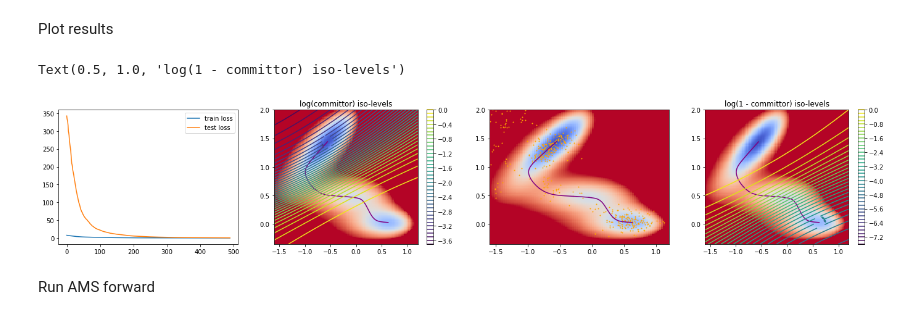
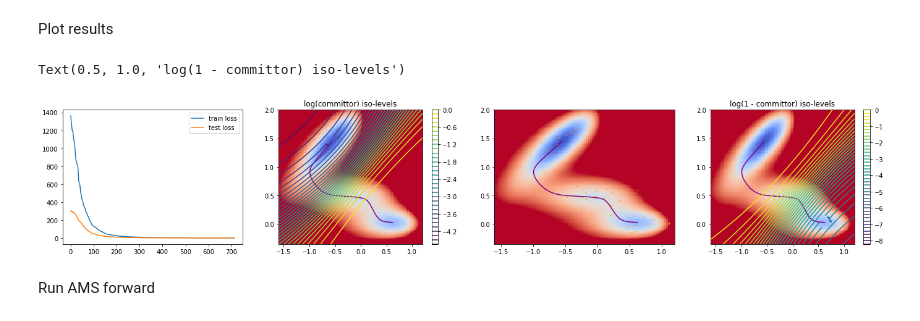
Before and after one commit to thomaspigeon/2dpotentials, a Jupyter notebook: AMS and committor.ipynb, the cells around one changed output. Cells and saved outputs as stored; diff of their text form; code cells hidden in the pictures.

```diff
--- a/AMS and committor.ipynb
+++ b/AMS and committor.ipynb
@@ -43,8 +43,8 @@ AMS_on_MB = AMSOverdampedLangevin(pot, xi=None, beta=beta, forward=True, dt=dt,
 # %% [markdown]
 Run dynamics to sample intitial conditions in reactant and product metastable state
 # %%
-n_conditions = 20
-n_rep = 20
+n_conditions = 50
+n_rep = 50
 k_min = 1
 ini_traj_f, ini_conds_f, _, n_steps_f = AMS_on_MB.sample_initial_conditions(n_conditions=n_conditions, save_gauss=True)
 AMS_on_MB.set_forward(False)
@@ -58,22 +55,0 @@ Define the first training dataset for the committor function based only on short
-# %%
-N = 1
-if N == 1:
-    dataset_f = np.concatenate((ini_traj_f["x_traj"][:-1, :], ini_traj_f["gauss_traj"][1:, :], ini_traj_f["x_traj"][1:, :]), axis=1)
-else:
-    dataset_f = np.concatenate((ini_traj_f["x_traj"][:-N, :], ini_traj_f["gauss_traj"][1:-N+1, :], ini_traj_f["x_traj"][1:-N+1, :]), axis=1)
-for i in range(1, N):
-    if i + 1 == N:
-        dataset_f = np.concatenate((dataset_f, ini_traj_f["gauss_traj"][1+i:, :], ini_traj_f["x_traj"][1+i:, :]), axis=1)
-    else:
-        dataset_f = np.concatenate((dataset_f, ini_traj_f["gauss_traj"][1+i:-N+1+i, :], ini_traj_f["x_traj"][1+i:-N+1+i, :]), axis=1)
-if N == 1:
-    dataset_b = np.concatenate((ini_traj_b["x_traj"][:-1, :], ini_traj_b["gauss_traj"][1:, :], ini_traj_b["x_traj"][1:, :]), axis=1)
-else:
-    dataset_b = np.concatenate((ini_traj_b["x_traj"][:-N, :], ini_traj_b["gauss_traj"][1:-N+1, :], ini_traj_b["x_traj"][1:-N+1, :]), axis=1)
-for i in range(1, N):
-    if i + 1 == N:
-        dataset_b = np.concatenate((dataset_b, ini_traj_b["gauss_traj"][1+i:, :], ini_traj_b["x_traj"][1+i:, :]), axis=1)
-    else:
-        dataset_b = np.concatenate((dataset_b, ini_traj_b["gauss_traj"][1+i:-N+1+i, :], ini_traj_b["x_traj"][1+i:-N+1+i, :]), axis=1)
-dataset = {"any_distrib" : np.append(dataset_f, dataset_b, axis=0), "beta" : beta, "dt" : dt}
-print(dataset["any_distrib"].shape)
@@ -83,7 +133,7 @@ print(dataset["any_distrib"].shape)
    Define the committor training object, and prepare training
 # %%
 committor_training = TainCommittorOverdampedOneDecoder(committor, pot, dataset)
-committor_training.train_test_split(train_size= 1 * 10**3)
+committor_training.train_test_split(train_size= 1 * 10**2)
 committor_training.split_training_dataset_K_folds(2)
 committor_training.set_train_val_data(0)
 committor_training.set_optimizer('Adam', 0.001)
@@ -93,8 +143,8 @@ loss_params["pen_points_weight"] = 0.0 * 10**0
 loss_params["n_wait"] = 50
 
 committor_training.set_loss_weight(loss_params)
-batch_size = 100
-max_epochs = 500
+batch_size = 10
+max_epochs = 1000
 # %% [output]
 squared_grad_boltz_weight value not provided, set to default value of:  0.0
 mse_boltz_weight value not provided, set to default value of:  0.0
@@ -112,32 +162,32 @@ Plot results
 # %%
 xi_on_grid = committor_training.committor_model.xi_forward(pot.x2d).reshape([100, 100])
 fig, (ax0, ax1, ax2, ax3) = plt.subplots(1, 4, figsize=(24, 4))
 # loss function evolution
-ax0.plot(loss_dict["train_loss"][10:], label='train loss')
-ax0.plot(loss_dict["test_loss"][10:], label='test loss')
+ax0.plot(loss_dict["train_loss"][:], label='train loss')
+ax0.plot(loss_dict["test_loss"][:], label='test loss')
 ax0.legend()
 # log committor plot
 pot.plot_potential_heat_map(ax1)
 ax1.plot(pot.minimum_energy_paths[0][:, 0], pot.minimum_energy_paths[0][:, 1], color='purple', label='Minimum energy path')
 ax1.plot(pot.minimum_energy_paths[1][:, 0], pot.minimum_energy_paths[1][:, 1], color='purple')
 contour1 = ax1.contour(pot.x_plot, pot.y_plot, np.log(xi_on_grid), 40, cmap='viridis')
 fig.colorbar(contour1, ax=ax1)
 ax1.set_title("log(committor) iso-levels")
 # dataset distribution
 pot.plot_potential_heat_map(ax2)
 ax2.plot(pot.minimum_energy_paths[0][:, 0], pot.minimum_energy_paths[0][:, 1], color='purple', label='Minimum energy path')
 ax2.plot(pot.minimum_energy_paths[1][:, 0], pot.minimum_energy_paths[1][:, 1], color='purple')
 ax2.scatter(committor_training.train_data[:, 0], committor_training.train_data[:, 1], color='orange', s=1)
 # log 1- committor plot
 pot.plot_potential_heat_map(ax3)
 ax3.plot(pot.minimum_energy_paths[0][:, 0], pot.minimum_energy_paths[0][:, 1], color='purple', label='Minimum energy path')
 ax3.plot(pot.minimum_energy_paths[1][:, 0], pot.minimum_energy_paths[1][:, 1], color='purple')
 contour3 = ax3.contour(pot.x_plot, pot.y_plot, np.log(1-xi_on_grid), 40, cmap='viridis')
 fig.colorbar(contour3, ax=ax3)
 ax3.set_title("log(1 - committor) iso-levels")
 # %% [output]
 Text(0.5, 1.0, 'log(1 - committor) iso-levels')
-[figure, old version]
+[figure, new version]
 # %% [markdown]
 Run AMS forward
 # %%
```
Also changed, not shown: parts of 26 cells of this notebook.
